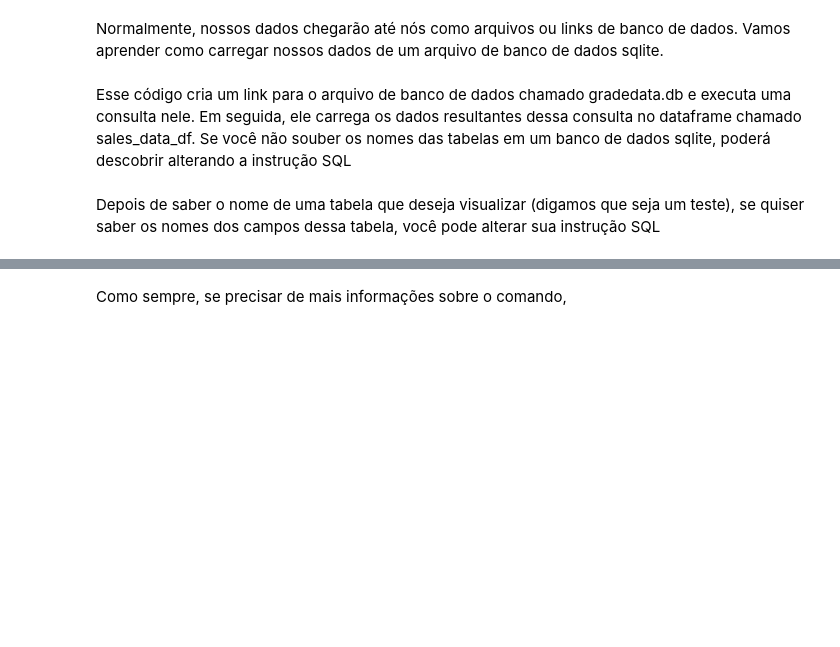
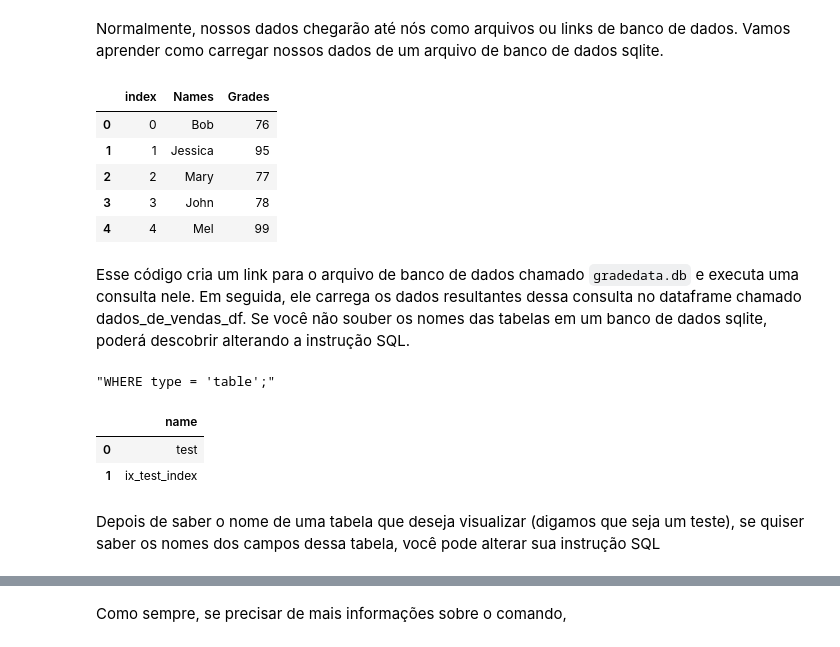
Before and after one commit to caiquemiranda/data-analysis-python-IV, a Jupyter notebook: 01-Obtendo_dados.ipynb, the cells around one changed output, grey strips where cells are left out. Cells and saved outputs as stored; diff of their text form; code cells hidden in the pictures; blank space fills up the shorter version.

```diff
--- a/01-Obtendo_dados.ipynb
+++ b/01-Obtendo_dados.ipynb
@@ -353,27 +353,42 @@ Normalmente, nossos dados chegarão até nós como arquivos ou links de banco de
 # %%
 # Carregar dados do sqlite
 import pandas as pd
 from sqlalchemy import create_engine # Conecte-se ao sqlite db
 
-db_file = r'datasets/gradedata.db'
-engine = create_engine(r"sqlite:///{}" .format(db_file))
-sql = 'SELECT * from test ''where Grades in (76,77,78)'
+db_caminho = r'datasets/gradedata.db'
 
-sales_data_df = pd.read_sql(sql, engine)
-sales_data_df
+engine = create_engine(r"sqlite:///{}" .format(db_caminho))
+
+sql =' SELECT * FROM test'
+'WHERE Grades in (76, 77, 78)'
+
+dados_de_vendas_df = pd.read_sql(sql, engine)
+dados_de_vendas_df
+# %% [output]
+|  | index | Names | Grades |
+| 0 | 0 | Bob | 76 |
+| 1 | 1 | Jessica | 95 |
+| 2 | 2 | Mary | 77 |
+| 3 | 3 | John | 78 |
+| 4 | 4 | Mel | 99 |
 # %% [markdown]
-Esse código cria um link para o arquivo de banco de dados chamado gradedata.db e
-executa uma consulta nele. Em seguida, ele carrega os dados resultantes dessa consulta no
-dataframe chamado sales_data_df. Se você não souber os nomes das tabelas em um banco
-de dados sqlite, poderá descobrir alterando a instrução SQL
+Esse código cria um link para o arquivo de banco de dados chamado `gradedata.db` e executa uma consulta nele. Em seguida, ele carrega os dados resultantes dessa consulta no dataframe chamado dados_de_vendas_df. Se você não souber os nomes das tabelas em um banco de dados sqlite, poderá descobrir alterando a instrução SQL.
 # %%
 # Encontrando os nomes das tabelas
-sql = "selecione o nome de sqlite_master" "onde tipo =
-'tabela';"
+
+sql = "SELECT name FROM sqlite_master"
+"WHERE type = 'table';"
+# %% [output]
+"WHERE type = 'table';"
+# %%
+dados_de_vendas_df = pd.read_sql(sql, engine)
+dados_de_vendas_df
+# %% [output]
+|  | name |
+| 0 | test |
+| 1 | ix_test_index |
 # %% [markdown]
-Depois de saber o nome de uma tabela que deseja visualizar (digamos que seja um
-teste), se quiser saber os nomes dos campos dessa tabela, você pode alterar sua instrução
-SQL
+Depois de saber o nome de uma tabela que deseja visualizar (digamos que seja um teste), se quiser saber os nomes dos campos dessa tabela, você pode alterar sua instrução SQL
 # %%
 # Uma consulta básica
 
```
Also changed, not shown: parts of 12 cells of this notebook, 3 other files.
